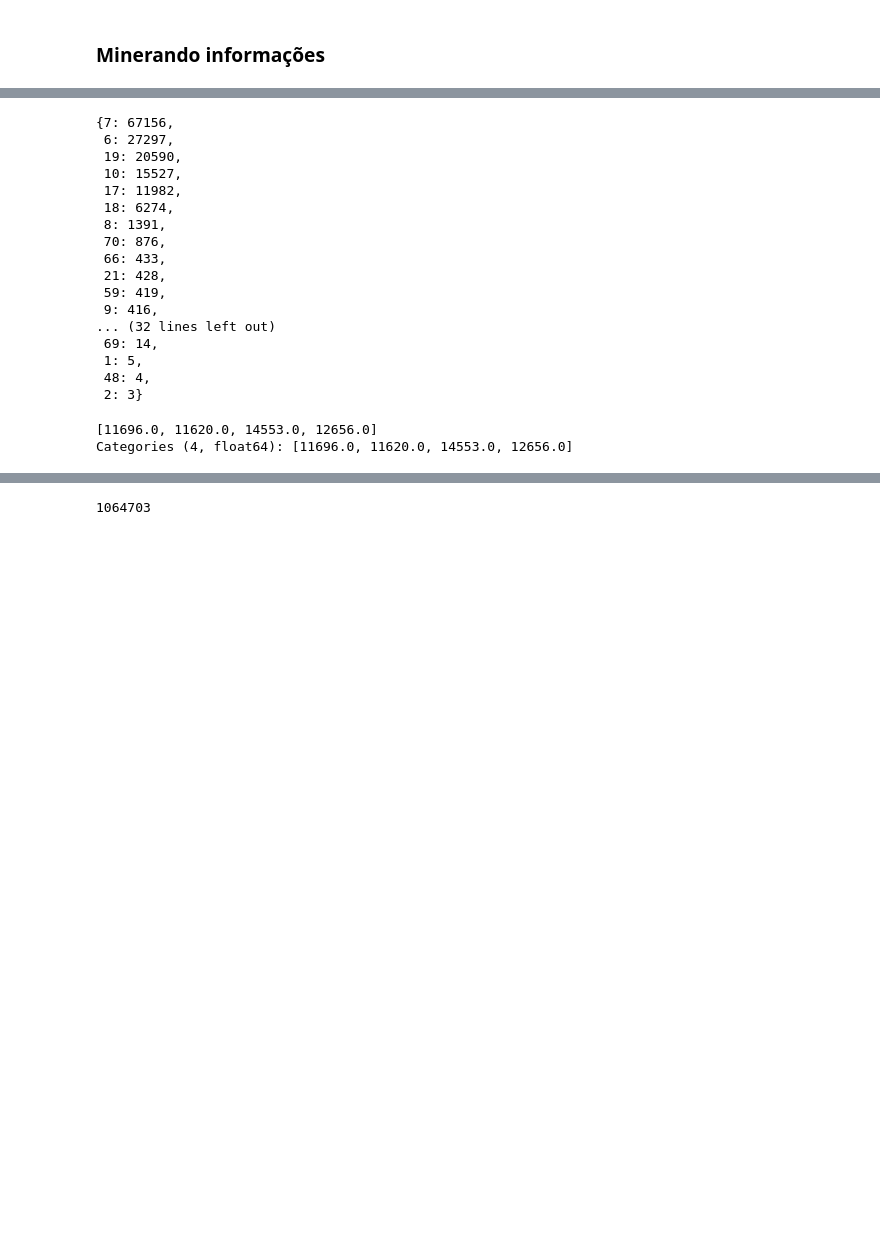
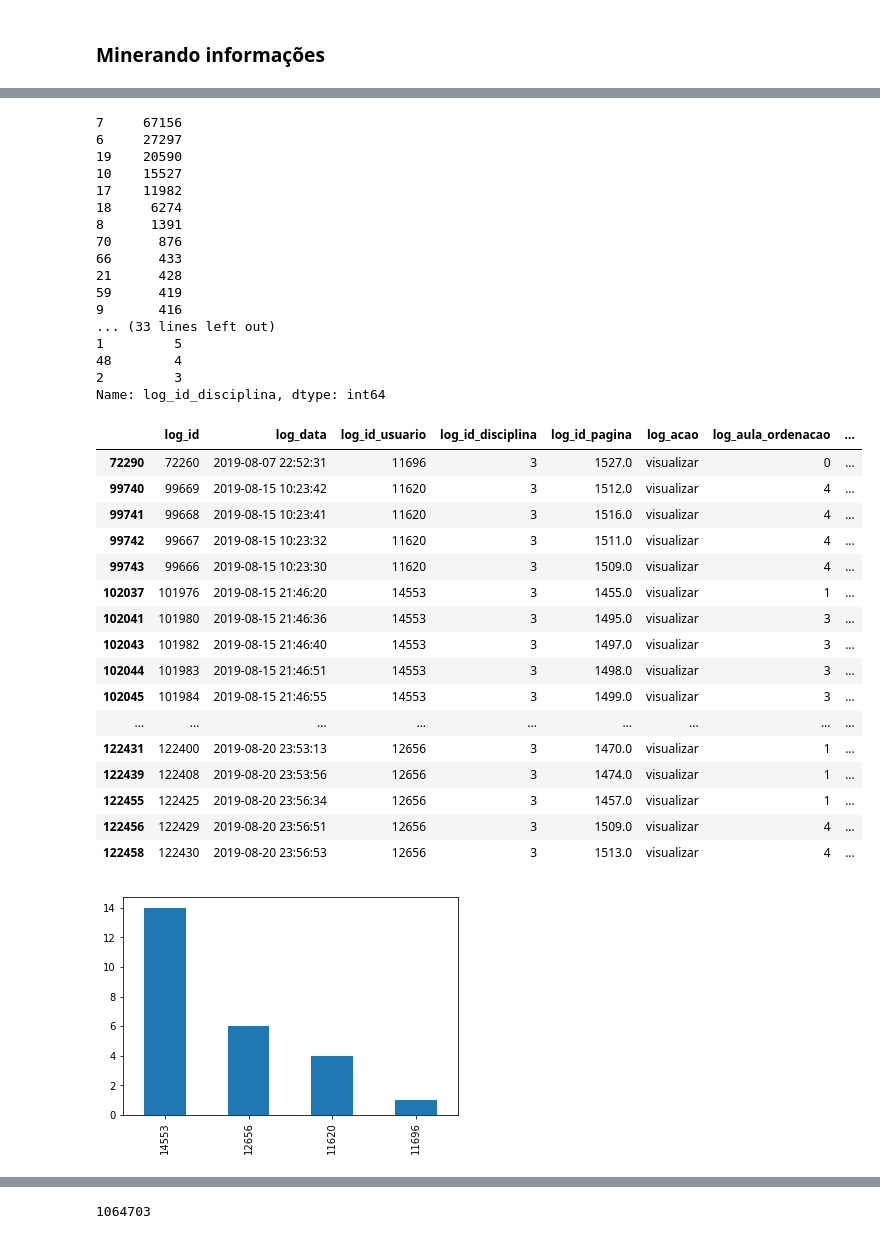
Before and after one commit to SeuRAUL/TccUfrn, a Jupyter notebook: BDTecIMD-19.ipynb, the cells around one changed output, grey strips where cells are left out. Saved outputs shown, nothing was run; the diff lists cells and outputs as text; code cells hidden in the pictures; blank space fills up the shorter version.

Commit message:
numeros de disciplinas

```diff
--- a/BDTecIMD-19.ipynb
+++ b/BDTecIMD-19.ipynb
@@ -79,6 +67,7 @@ log.log_data = pd.to_datetime(log.log_data, unit='s', dayfirst=True)
 
 # Convertendoo o tipo de id_usuário para Category
 ## Para facilitar a cecagem e agrupamento
+log.log_id_usuario = log.log_id_usuario.astype('int64')
 log.log_id_usuario = log.log_id_usuario.astype('category')
 log.log_id_disciplina = log.log_id_disciplina.astype('category')
 log.log_aula_ordenacao = log.log_aula_ordenacao.astype('category')
@@ -294,28 +288,54 @@ log.log_id_disciplina.nunique()
 # %%
-values = log['log_id_disciplina'].value_counts(dropna=False).keys().tolist()
-counts = log['log_id_disciplina'].value_counts(dropna=False).tolist()
-value_dict = dict(zip(values, counts))
-value_dict
+# Quantidade de registros de cada disciplina
+
+# values = log['log_id_disciplina'].value_counts(dropna=False).keys().tolist()
+# counts = log['log_id_disciplina'].value_counts(dropna=False).tolist()
+# value_dict = dict(zip(values, counts))
+# value_dict
+
+log.log_id_disciplina.value_counts()
 # %% [output]
-{7: 67156,
- 6: 27297,
- 19: 20590,
- 10: 15527,
- 17: 11982,
- 18: 6274,
- 8: 1391,
- 70: 876,
- 66: 433,
- 21: 428,
- 59: 419,
- 9: 416,
-... (32 lines left out)
- 69: 14,
- 1: 5,
- 48: 4,
- 2: 3}
+7     67156
+6     27297
+19    20590
+10    15527
+17    11982
+18     6274
+8      1391
+70      876
+66      433
+21      428
+59      419
+9       416
+... (33 lines left out)
+1         5
+48        4
+2         3
+Name: log_id_disciplina, dtype: int64
-# %%
-log[log.log_id_disciplina == 3].log_id_usuario.unique()
-# %% [output]
-[11696.0, 11620.0, 14553.0, 12656.0]
-Categories (4, float64): [11696.0, 11620.0, 14553.0, 12656.0]
+# %%
+# Disciplina 3
+
+d3 = log.loc[log.log_id_disciplina == 3]
+# d3['log_id_usuario'].hist()
+quant3 = d3.log_id_usuario.nunique()
+d3.log_id_usuario.value_counts().head(n=quant3).plot(kind='bar')
+d3
+# %% [output]
+|  | log_id | log_data | log_id_usuario | log_id_disciplina | log_id_pagina | log_acao | log_aula_ordenacao | ... |
+| 72290 | 72260 | 2019-08-07 22:52:31 | 11696 | 3 | 1527.0 | visualizar | 0 | ... |
+| 99740 | 99669 | 2019-08-15 10:23:42 | 11620 | 3 | 1512.0 | visualizar | 4 | ... |
+| 99741 | 99668 | 2019-08-15 10:23:41 | 11620 | 3 | 1516.0 | visualizar | 4 | ... |
+| 99742 | 99667 | 2019-08-15 10:23:32 | 11620 | 3 | 1511.0 | visualizar | 4 | ... |
+| 99743 | 99666 | 2019-08-15 10:23:30 | 11620 | 3 | 1509.0 | visualizar | 4 | ... |
+| 102037 | 101976 | 2019-08-15 21:46:20 | 14553 | 3 | 1455.0 | visualizar | 1 | ... |
+| 102041 | 101980 | 2019-08-15 21:46:36 | 14553 | 3 | 1495.0 | visualizar | 3 | ... |
+| 102043 | 101982 | 2019-08-15 21:46:40 | 14553 | 3 | 1497.0 | visualizar | 3 | ... |
+| 102044 | 101983 | 2019-08-15 21:46:51 | 14553 | 3 | 1498.0 | visualizar | 3 | ... |
+| 102045 | 101984 | 2019-08-15 21:46:55 | 14553 | 3 | 1499.0 | visualizar | 3 | ... |
+| ... | ... | ... | ... | ... | ... | ... | ... | ... |
+| 122431 | 122400 | 2019-08-20 23:53:13 | 12656 | 3 | 1470.0 | visualizar | 1 | ... |
+| 122439 | 122408 | 2019-08-20 23:53:56 | 12656 | 3 | 1474.0 | visualizar | 1 | ... |
+| 122455 | 122425 | 2019-08-20 23:56:34 | 12656 | 3 | 1457.0 | visualizar | 1 | ... |
+| 122456 | 122429 | 2019-08-20 23:56:51 | 12656 | 3 | 1509.0 | visualizar | 4 | ... |
+| 122458 | 122430 | 2019-08-20 23:56:53 | 12656 | 3 | 1513.0 | visualizar | 4 | ... |
+[figure, added]
```
Also changed, not shown: parts of 19 cells of this notebook.
